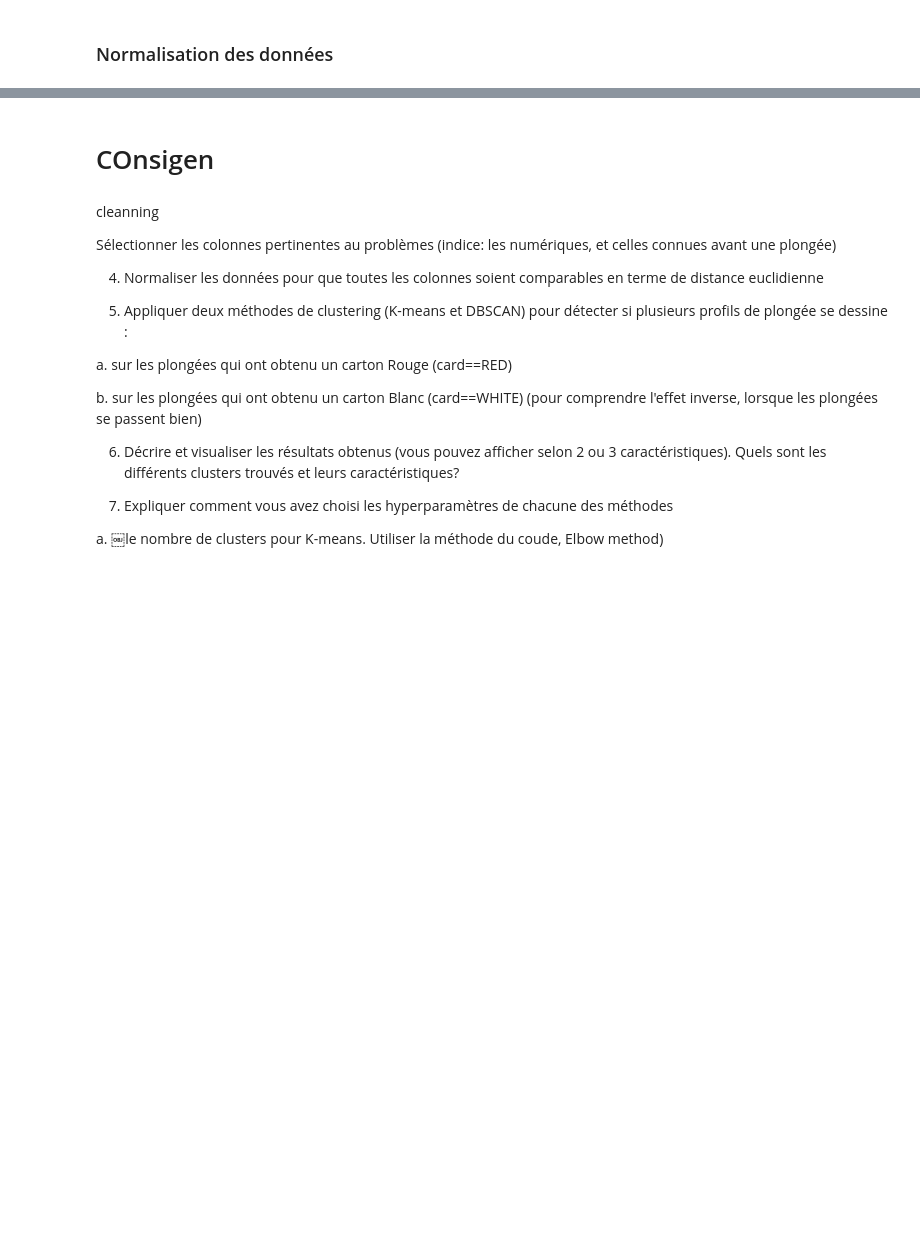
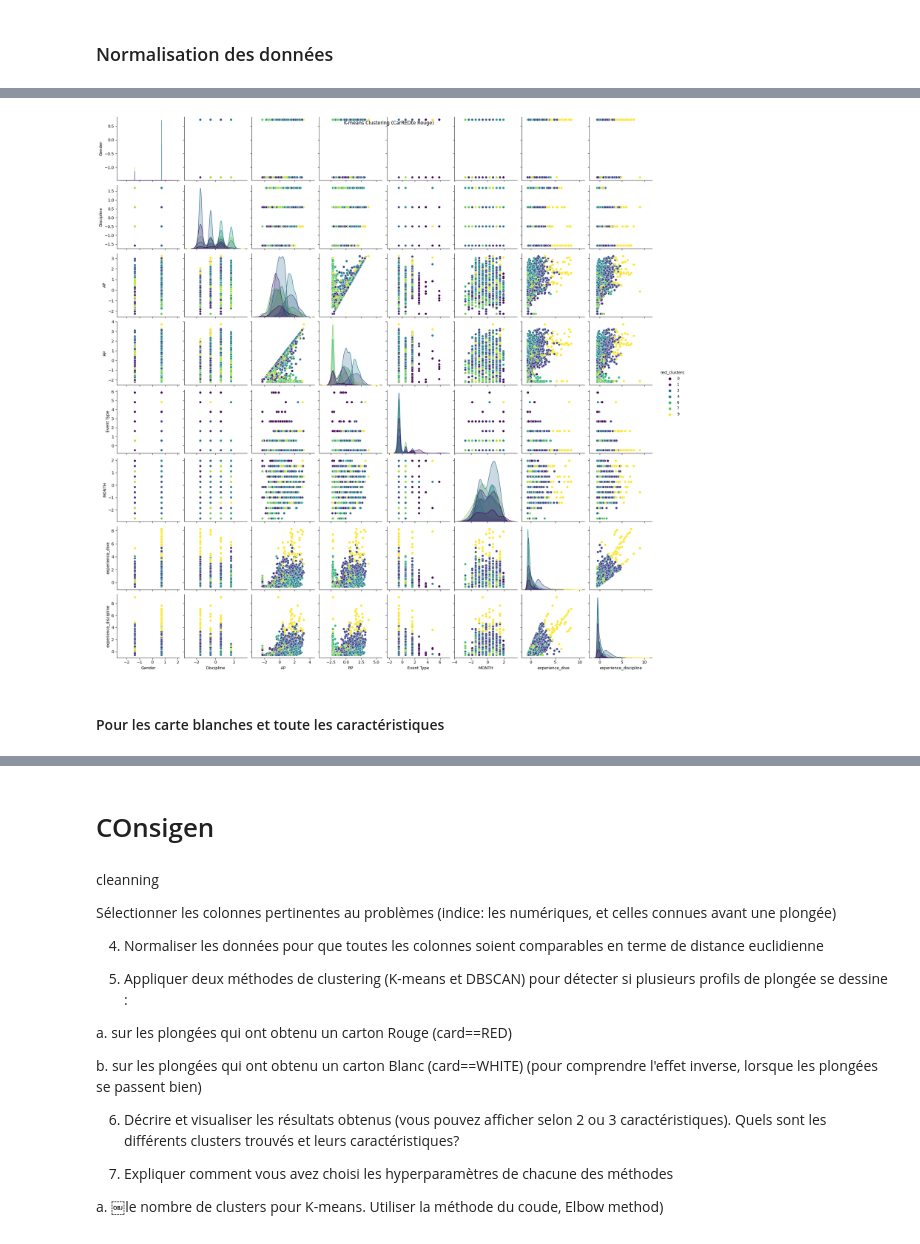
Before and after one commit to Todin13/Projet_semmestre_3_machine_learning, a Jupyter notebook: Analyse_dataset.ipynb, the cells around one changed output, grey strips where cells are left out. Cells and saved outputs as stored; diff of their text form; code cells hidden in the pictures; blank space fills up the shorter version.

```diff
--- a/Analyse_dataset.ipynb
+++ b/Analyse_dataset.ipynb
@@ -389,0 +396,16 @@ plt.show()
+# %%
+# on observe que selon la methode du coude le nombre de cluster optimal est de 10
+# puisque en dessous de 10 cela ne descend plus abrutment comme avant
+k_optimal = 10
+kmeans_red = KMeans(n_clusters=k_optimal, random_state=42, n_init=10)
+red_data_km = red_data.copy()
+red_data_km['red_clusters'] = kmeans_red.fit_predict(red_data)
+# %%
+# Visualisation des resultat pour k_means
+sns.pairplot(red_data_km, hue='red_clusters', palette='viridis', diag_kind='kde')
+plt.suptitle('K-means Clustering (CarREDte Rouge)')
+plt.show()
+# %% [output]
+[figure, added]
+# %% [markdown]
+#### Pour les carte blanches et toute les caractéristiques
```
Also changed, not shown: parts of 23 cells of this notebook.
